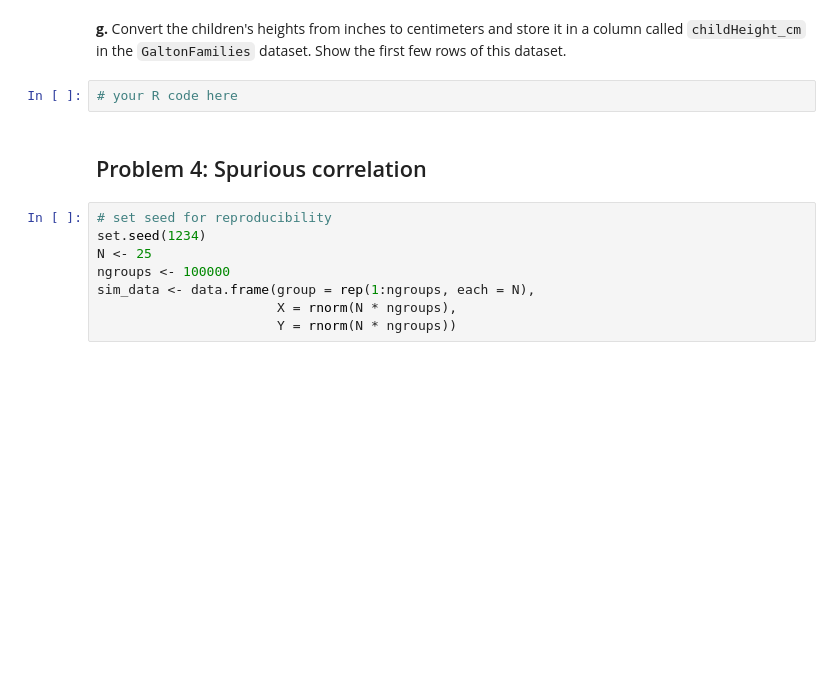
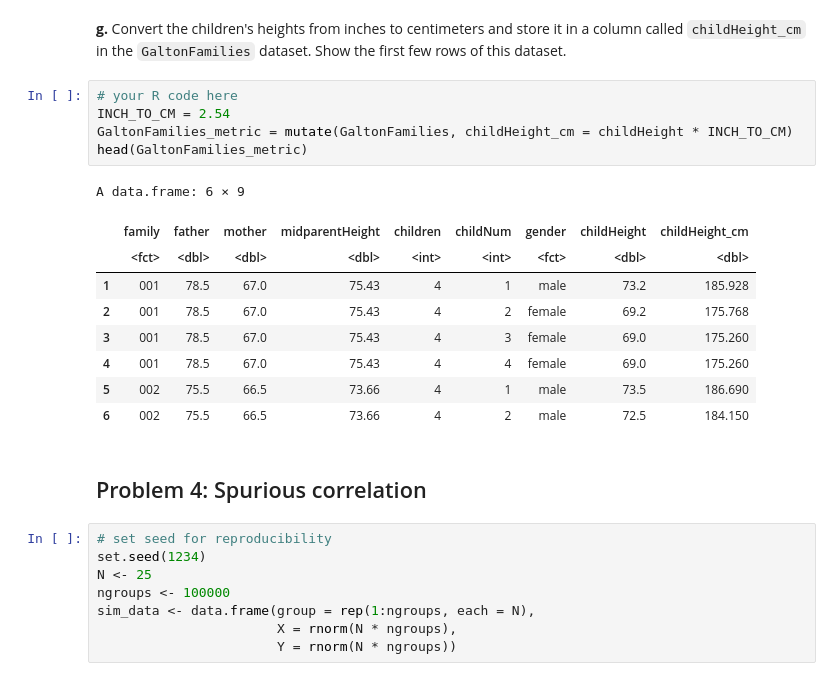
Before and after one commit to mattfeng/stat115, a Jupyter notebook: hw2020/hw1/STAT115 HW 1 Solutions.ipynb, the cells around one changed output. Saved outputs shown, nothing was run; the diff lists cells and outputs as text; blank space fills up the shorter version.

```diff
--- a/hw2020/hw1/STAT115 HW 1 Solutions.ipynb
+++ b/hw2020/hw1/STAT115 HW 1 Solutions.ipynb
@@ -126,6 +154,19 @@ A data.frame: 6 × 8
 **g.** Convert the children's heights from inches to centimeters and store it in a column called `childHeight_cm` in the `GaltonFamilies` dataset. Show the first few rows of this dataset.
 # %%
 # your R code here
+INCH_TO_CM = 2.54
+GaltonFamilies_metric = mutate(GaltonFamilies, childHeight_cm = childHeight * INCH_TO_CM)
+head(GaltonFamilies_metric)
+# %% [output]
+A data.frame: 6 × 9
+|  | family | father | mother | midparentHeight | children | childNum | gender | childHeight | childHeight_cm |
+|  | <fct> | <dbl> | <dbl> | <dbl> | <int> | <int> | <fct> | <dbl> | <dbl> |
+| 1 | 001 | 78.5 | 67.0 | 75.43 | 4 | 1 | male | 73.2 | 185.928 |
+| 2 | 001 | 78.5 | 67.0 | 75.43 | 4 | 2 | female | 69.2 | 175.768 |
+| 3 | 001 | 78.5 | 67.0 | 75.43 | 4 | 3 | female | 69.0 | 175.260 |
+| 4 | 001 | 78.5 | 67.0 | 75.43 | 4 | 4 | female | 69.0 | 175.260 |
+| 5 | 002 | 75.5 | 66.5 | 73.66 | 4 | 1 | male | 73.5 | 186.690 |
+| 6 | 002 | 75.5 | 66.5 | 73.66 | 4 | 2 | male | 72.5 | 184.150 |
 # %% [markdown]
 ## Problem 4: Spurious correlation
 # %%
```
Also changed, not shown: parts of 20 cells of this notebook.
